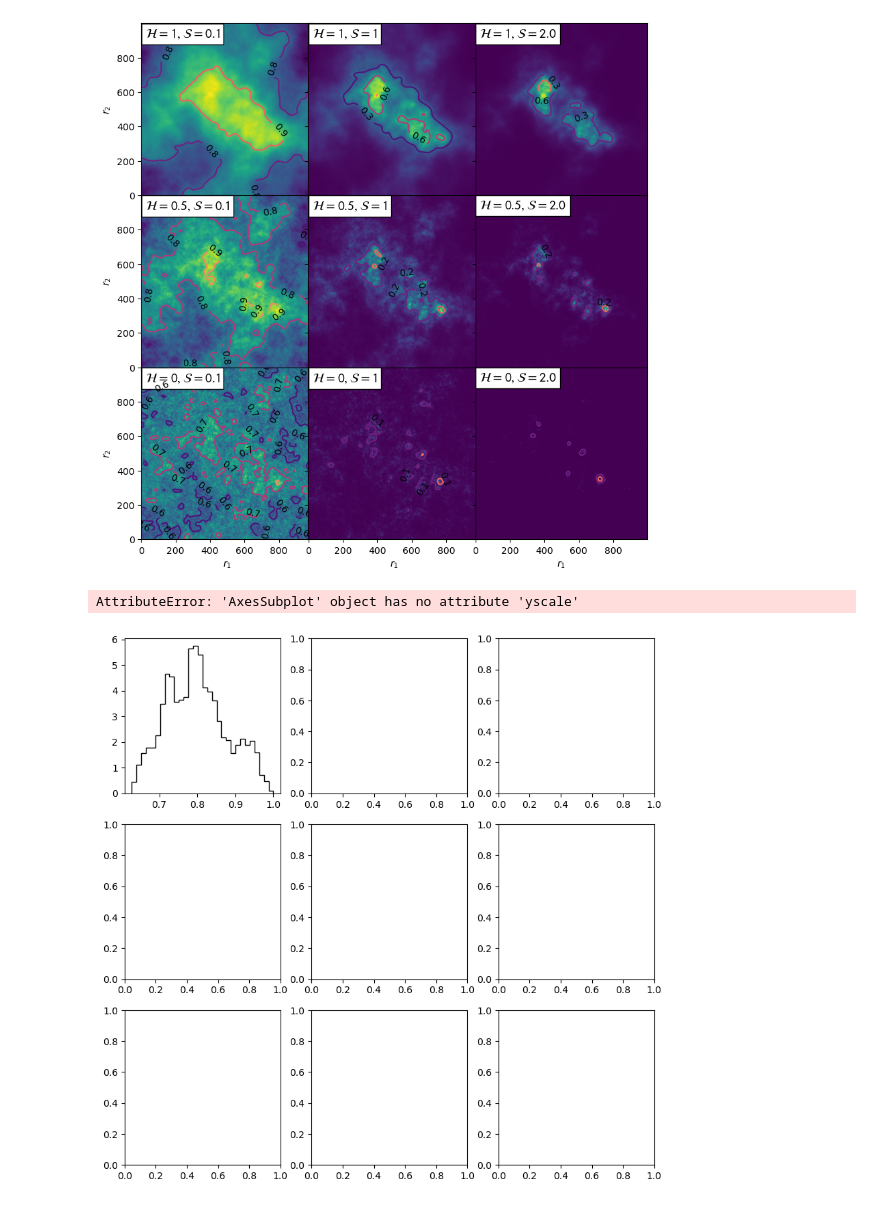
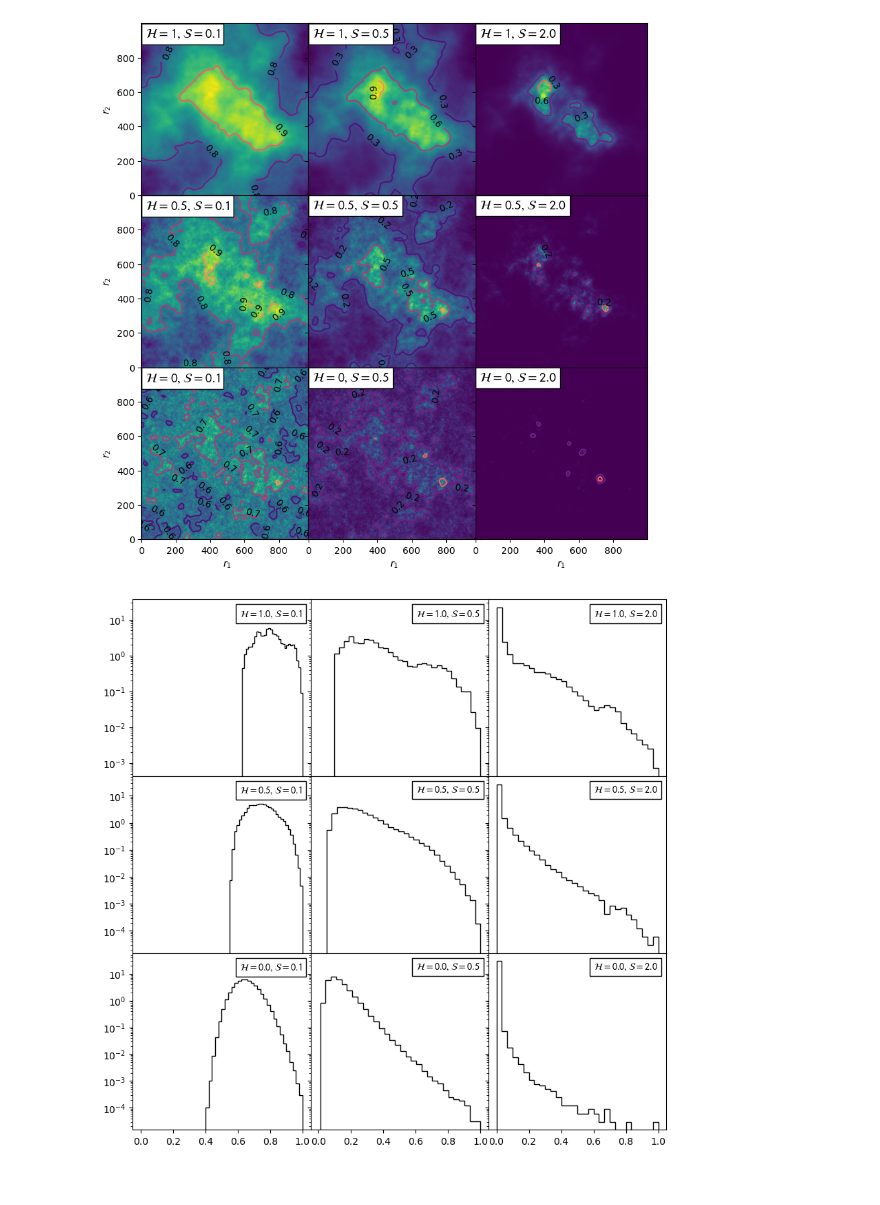
Before and after one commit to MBates92/thesis-images, a Jupyter notebook: xfBm.ipynb, the cells around one changed output. Cells and saved outputs as stored; diff of their text form; code cells hidden in the pictures.

```diff
--- a/xfBm.ipynb
+++ b/xfBm.ipynb
@@ -7,6 +8,6 @@ from scipy.ndimage.filters import gaussian_filter
 # %%
 H_list = [1,0.5,0]
-S_list = [0.1,1,2.0]
+S_list = [0.1,0.5,2.0]
 SEED = 42
 N = 1000
 E=2
@@ -24,12 +25,13 @@ for i, H in enumerate(H_list):
         X = ss.fBm(N=N, E=E, H=H, sigma=S, exp=True, centred = True, seed=SEED)
         X /= np.max(X.flatten())
         img = ax[i,j].imshow(X, origin='lower')
+        ax[i,j].text(0.025, 0.977, fr'$\cal H={H}, \cal S={S}$', transform=ax[i,j].transAxes, fontsize=14,
+            verticalalignment='top', bbox=props, zorder=100)
         cont = ax[i,j].contour(gaussian_filter(X, sigma), levels = 2, cmap='magma', linewidth = 1)
 
         ax[i,j].clabel(cont, fmt='%1.1f', colors = 'k', fontsize=10)
 
-        ax[i,j].text(0.025, 0.977, fr'$\cal H={H}, \cal S={S}$', transform=ax[i,j].transAxes, fontsize=14,
-            verticalalignment='top', bbox=props)
+
 
         X_list.append(X)
         ax[i,j].set_xlabel(r'$r_1$')
@@ -41,27 +43,29 @@ f.subplots_adjust(wspace=-0.1, hspace=0)
 plt.savefig('D:/Workshop/PhD/Thesis/Chapter 2/2DxfBm.png', bbox_inches = 'tight')
 plt.show()
 # %% [output]
-[figure, old version]
+[figure, new version]
 # %%
 props = dict(facecolor='white', alpha=0.4)
 sigma = 10
 
-f,ax = plt.subplots(3,3, figsize = (10,10))#, sharex=True, sharey='row')
+f,ax = plt.subplots(3,3, figsize = (10,10), sharex=True, sharey='row')
 
 c=0
 
 for i, H in enumerate(H_list):
     for j, S in enumerate(S_list):
         ax[i,j].hist(X_list[c].flatten(), bins=30, density=True, histtype='step', color='k')
-        ax[i,j].yscale('log')#, nonposy='clip')
-        ax[i,j].text(0.025, 0.977, fr'$\cal H={H}, \cal S={S}$', transform=ax[i,j].transAxes, fontsize=14,
-            verticalalignment='top', bbox=props)
+        ax[i,j].set_yscale('log')#, nonposy='clip')
+
+        anchored_text = AnchoredText(fr'$\cal H={H:.1f}, \cal S={S:.1f}$', loc=1)
+        # ax[i,j].text(0.45, 0.977, fr'$\cal H={H:.1f}, \cal S={S:.1f}$', transform=ax[i,j].transAxes, fontsize=14,
+        #     verticalalignment='top', bbox=props)
+        ax[i,j].add_artist(anchored_text)
         c +=1
 
-#f.subplots_adjust(wspace=-0.1, hspace=0)
+f.subplots_adjust(wspace=0, hspace=0)
 
 plt.savefig('D:/Workshop/PhD/Thesis/Chapter 2/2DxfBm-dist.png', bbox_inches = 'tight')
 plt.show()
 # %% [output]
-AttributeError: 'AxesSubplot' object has no attribute 'yscale'
-[figure, old version]
+[figure, new version]
```
Also changed, not shown: parts of 1 cell of this notebook.
